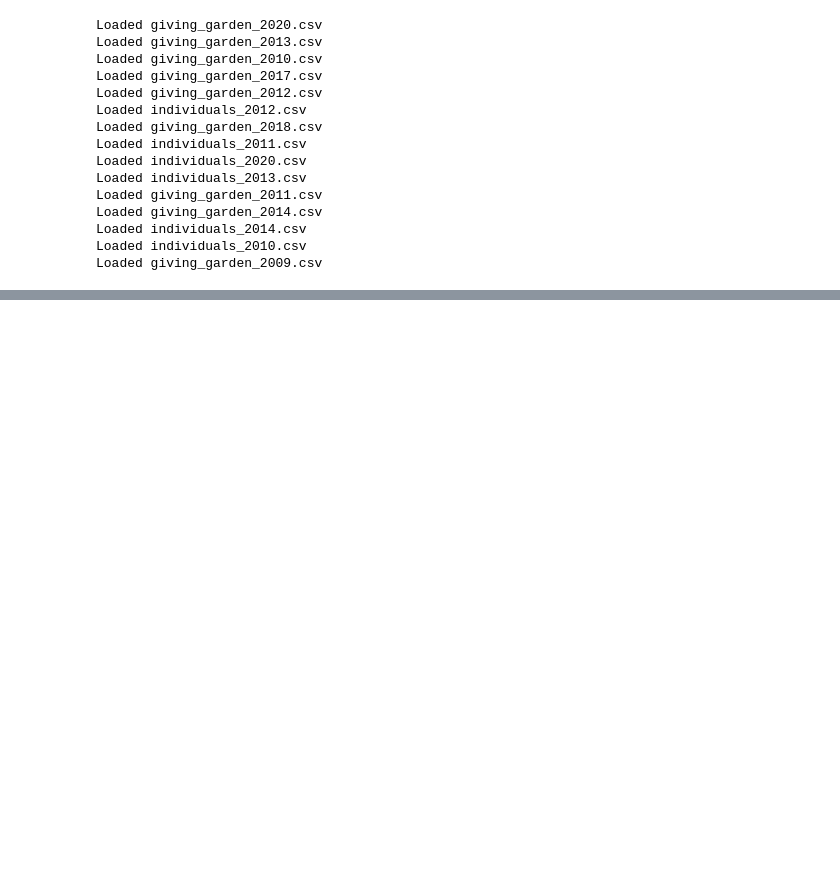
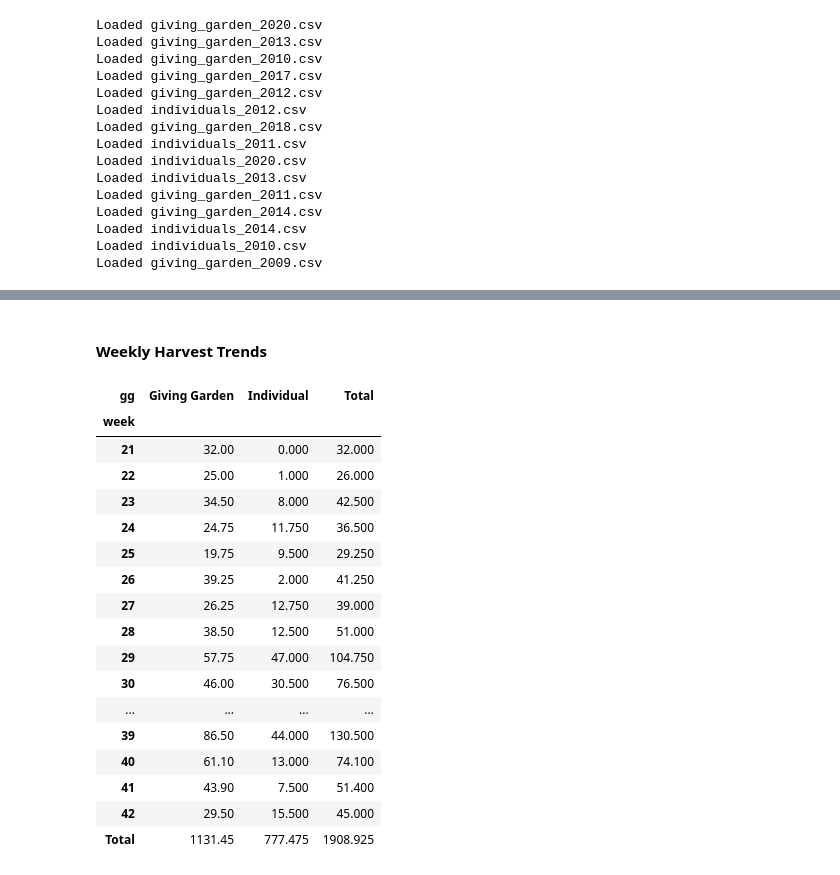
Before and after one commit to rparkerjr/Interbay-Giving-Garden, a Jupyter notebook: Giving Garden Data.ipynb, the cells around one changed output, grey strips where cells are left out. Cells and saved outputs as stored; diff of their text form; code cells hidden in the pictures; blank space fills up the shorter version.

```diff
--- a/Giving Garden Data.ipynb
+++ b/Giving Garden Data.ipynb
@@ -113,0 +151,26 @@ plt.plot(week_totals)
+# %% [markdown]
+#### Weekly Harvest Trends
+# %%
+pd.pivot_table(summ20[['week', 'gg', 'weight']],
+               values = 'weight', aggfunc = 'sum',
+               index = 'week', columns = 'gg',
+               margins = True, margins_name = 'Total').fillna(0)
+# %% [output]
+| gg | Giving Garden | Individual | Total |
+| week |  |  |  |
+| 21 | 32.00 | 0.000 | 32.000 |
+| 22 | 25.00 | 1.000 | 26.000 |
+| 23 | 34.50 | 8.000 | 42.500 |
+| 24 | 24.75 | 11.750 | 36.500 |
+| 25 | 19.75 | 9.500 | 29.250 |
+| 26 | 39.25 | 2.000 | 41.250 |
+| 27 | 26.25 | 12.750 | 39.000 |
+| 28 | 38.50 | 12.500 | 51.000 |
+| 29 | 57.75 | 47.000 | 104.750 |
+| 30 | 46.00 | 30.500 | 76.500 |
+| ... | ... | ... | ... |
+| 39 | 86.50 | 44.000 | 130.500 |
+| 40 | 61.10 | 13.000 | 74.100 |
+| 41 | 43.90 | 7.500 | 51.400 |
+| 42 | 29.50 | 15.500 | 45.000 |
+| Total | 1131.45 | 777.475 | 1908.925 |
```
Also changed, not shown: parts of 21 cells of this notebook, 1 other file.
